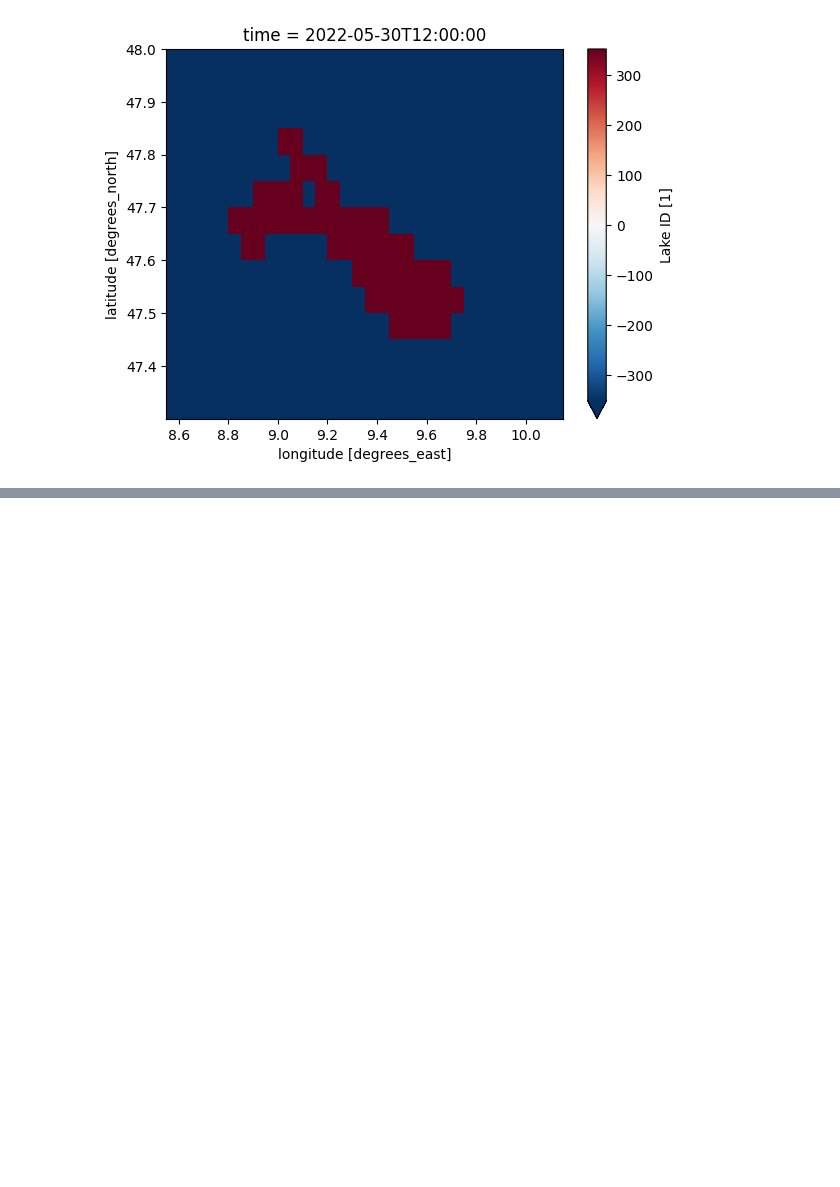
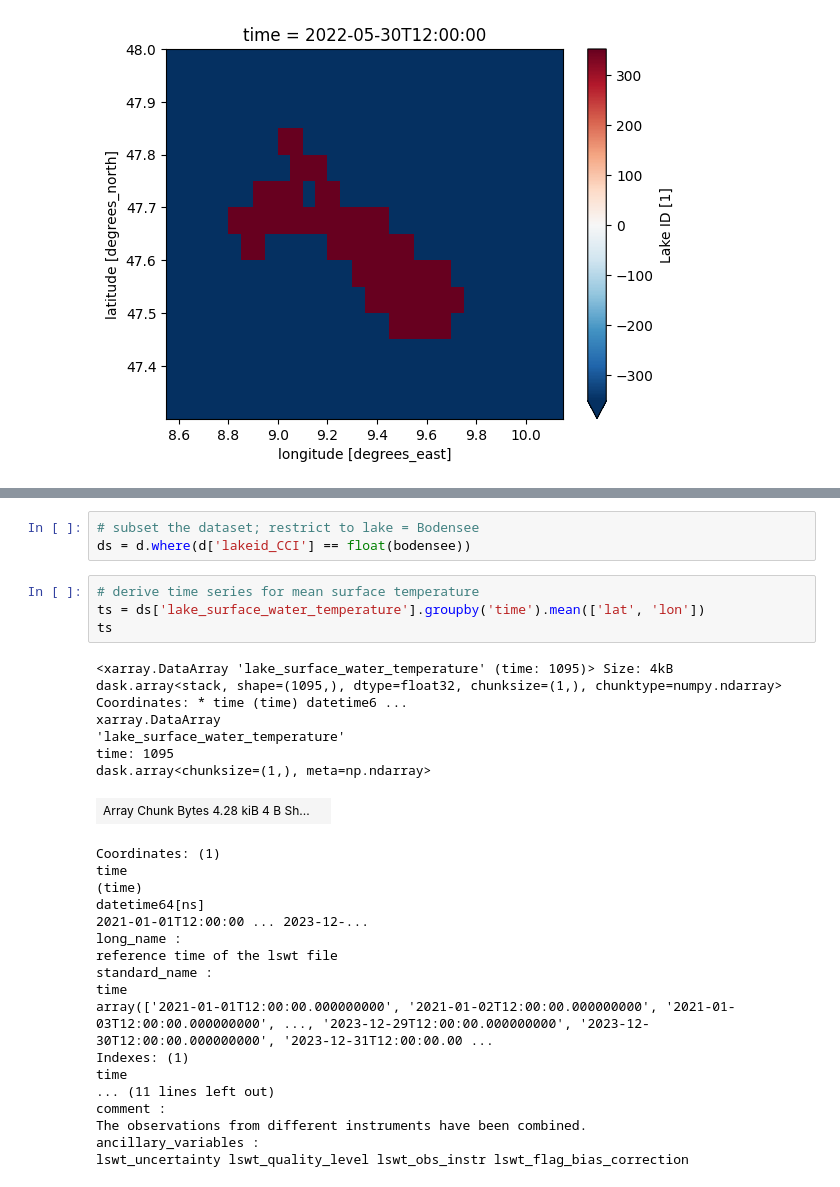
Before and after one commit to sgc-kn/cds-examples, a Jupyter notebook: lake-surface-water-temperature.ipynb, the cells around one changed output, grey strips where cells are left out. Drawn from its saved outputs; the diff is of its cells as text; blank space fills up the shorter version.

```diff
--- a/lake-surface-water-temperature.ipynb
+++ b/lake-surface-water-temperature.ipynb
@@ -188,3 +188,34 @@ LON MAX BOX                                        9.7875
 ID in GLOBOLAKES 1000 MASK                           352;
 ID in CGLOPS MASK                                    352;
 Name: 352, dtype: object
+# %%
+# subset the dataset; restrict to lake = Bodensee
+ds = d.where(d['lakeid_CCI'] == float(bodensee))
+# %%
+# derive time series for mean surface temperature
+ts = ds['lake_surface_water_temperature'].groupby('time').mean(['lat', 'lon'])
+ts
+# %% [output]
+<xarray.DataArray 'lake_surface_water_temperature' (time: 1095)> Size: 4kB dask.array<stack, shape=(1095,), dtype=float32, chunksize=(1,), chunktype=numpy.ndarray> Coordinates: * time (time) datetime6 ...
+xarray.DataArray
+'lake_surface_water_temperature'
+time: 1095
+dask.array<chunksize=(1,), meta=np.ndarray>
+| Array Chunk Bytes 4.28 kiB 4 B Sh... |  |
+Coordinates: (1)
+time
+(time)
+datetime64[ns]
+2021-01-01T12:00:00 ... 2023-12-...
+long_name :
+reference time of the lswt file
+standard_name :
+time
+array(['2021-01-01T12:00:00.000000000', '2021-01-02T12:00:00.000000000', '2021-01-03T12:00:00.000000000', ..., '2023-12-29T12:00:00.000000000', '2023-12-30T12:00:00.000000000', '2023-12-31T12:00:00.00 ...
+Indexes: (1)
+time
+... (11 lines left out)
+comment :
+The observations from different instruments have been combined.
+ancillary_variables :
+lswt_uncertainty lswt_quality_level lswt_obs_instr lswt_flag_bias_correction
```
Also changed, not shown: parts of 5 cells of this notebook.
